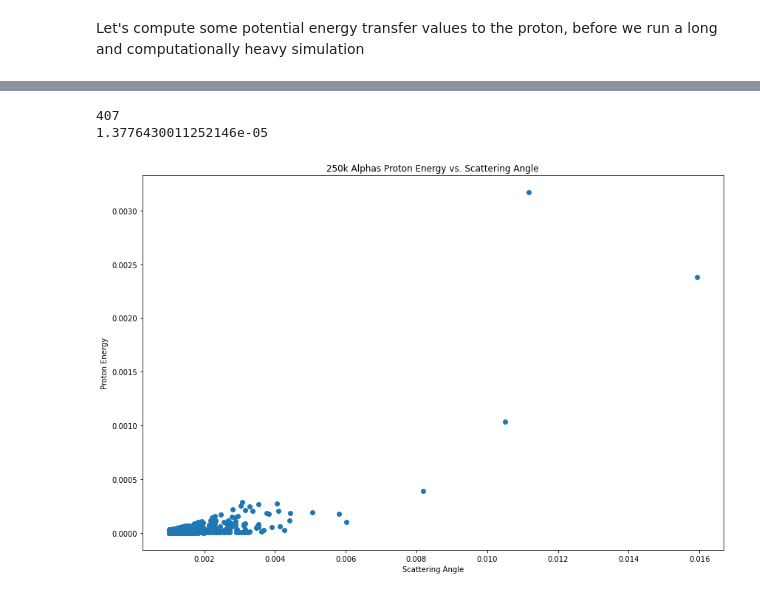
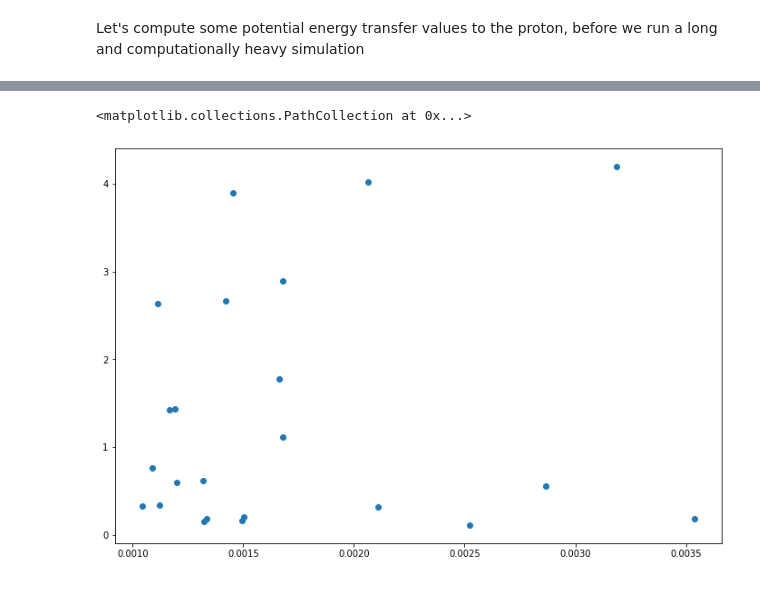
Before and after one commit to ddrobner/scatteringsim, a Jupyter notebook: scatteringsim.ipynb, the cells around one changed output, grey strips where cells are left out. Drawn from its saved outputs; the diff is of its cells as text; code cells hidden in the pictures.

```diff
--- a/scatteringsim.ipynb
+++ b/scatteringsim.ipynb
@@ -238,0 +247,31 @@ def scattering_probability(ke, dx, density=0.8652, mol_wt = 246.43):
+# %%
+def scattering_probability(ke, dx, density=0.8562, mol_wt=246.43, fname='diffcx.csv'):
+    exp_cx = pd.read_csv(fname)
+    sample_dim = 1
+
+    r_sum = 0
+
+    i = 0
+    z = list(zip(exp_cx["Omega"], exp_cx['dSigma/dOmega (x10^24)']))
+    # let's numerically integrate
+    # with something like a riemann sum (although with none of that sup or inf nonsense)
+    while i < len(z) - 1:
+        rs = z[i+1]
+        ls = z[i]
+        r_sum += (rs[1]-rs[0])*(ls[1] - ls[0])
+        i += 1
+    sigma = r_sum*(1E-6)
+    print(sigma)
+
+    N_A = 6.02214E23 # mol^-1, avogadro's constant
+    rho = density # g/cm^3, see above
+    #n = ((N_A/mol_wt) * rho)*(sample_dim**2)*dx
+    n = N_A/(mol_wt) * dx * rho
+
+    eff_a = sigma*n
+    total_a = sample_dim**2
+    print(eff_a/total_a)
+
+    # now let's do the same stuff as before to determine the probability
+
+scattering_probability(5, 1E-6)
@@ -511,9 +548,3 @@ KeyboardInterrupt:
-# %%
-print(len(gen_alpha_path(8, 1E-4)))
-print(scattering_probability(8, 0.001))
-# %% [output]
-407
-1.3776430011252146e-05
 # %%
 e_angles = []
 for k in sim_data:
@@ -522,11 +553,21 @@ for k in sim_data:
 plt.scatter(*zip(*e_angles))
 plt.ylabel("Proton Energy")
 plt.xlabel("Scattering Angle")
-plt.title("250k Alphas Proton Energy vs. Scattering Angle")
+plt.title("Proton Energy vs. Scattering Angle (5k Alphas, $10^{-7}$ Stepsize)")
 plt.tight_layout()
-plt.savefig("e_vs_a.jpg")
+plt.show()
-# %% [output]
-[figure, removed]
+# %%
+protone = []
+for x in sim_data:
+    if x[2] != []:
+        protone.append(x[2])
+
+protone_ang = [x[0][0] for x in protone]
+protone_e = [x[0][1] for x in protone]
+plt.scatter(protone_ang, protone_e)
+# %% [output]
+<matplotlib.collections.PathCollection at 0x...>
+[figure, added]
 # %%
 """
 with Pool(floor(cpu_count()*(2/3))) as p:
```
Also changed, not shown: parts of 14 cells of this notebook, 1 other file.
